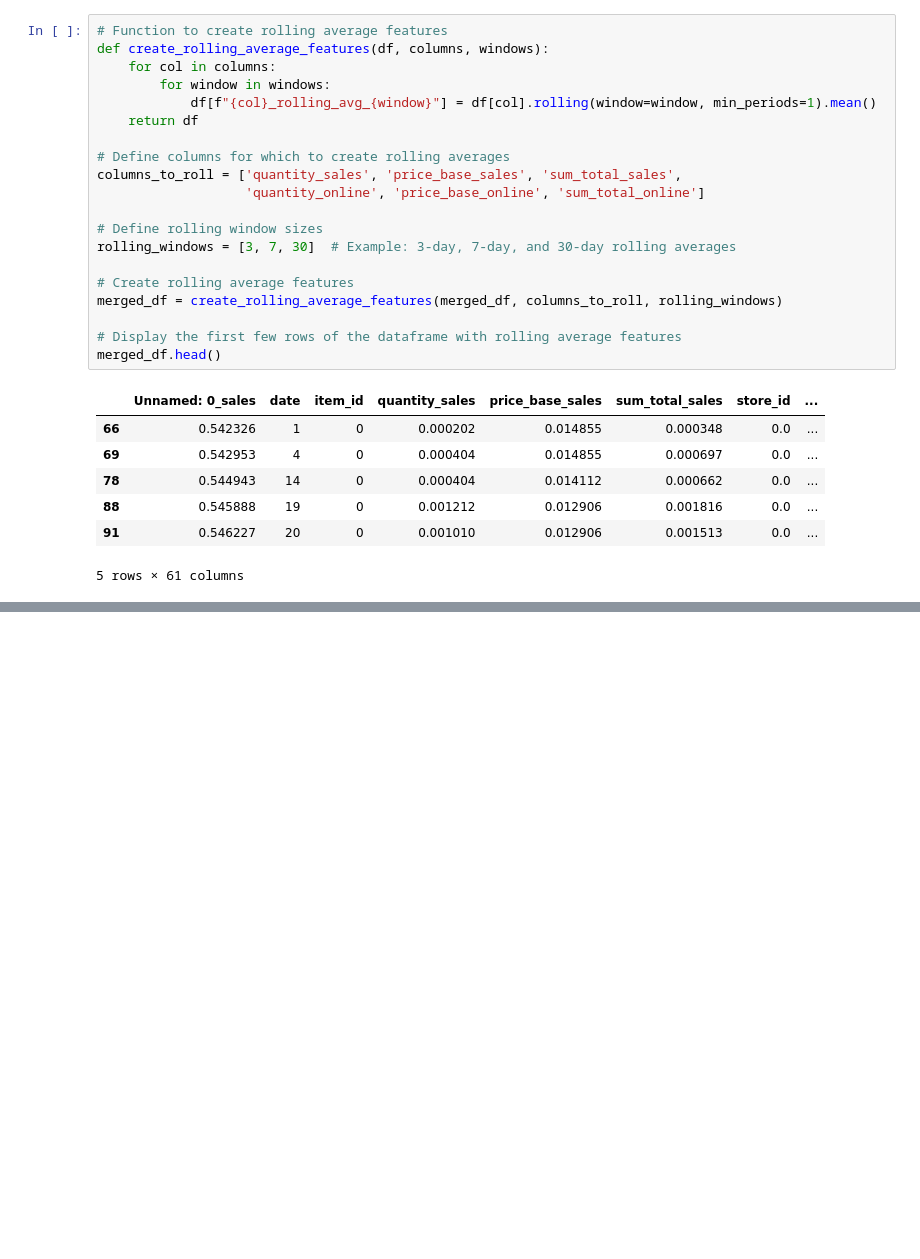
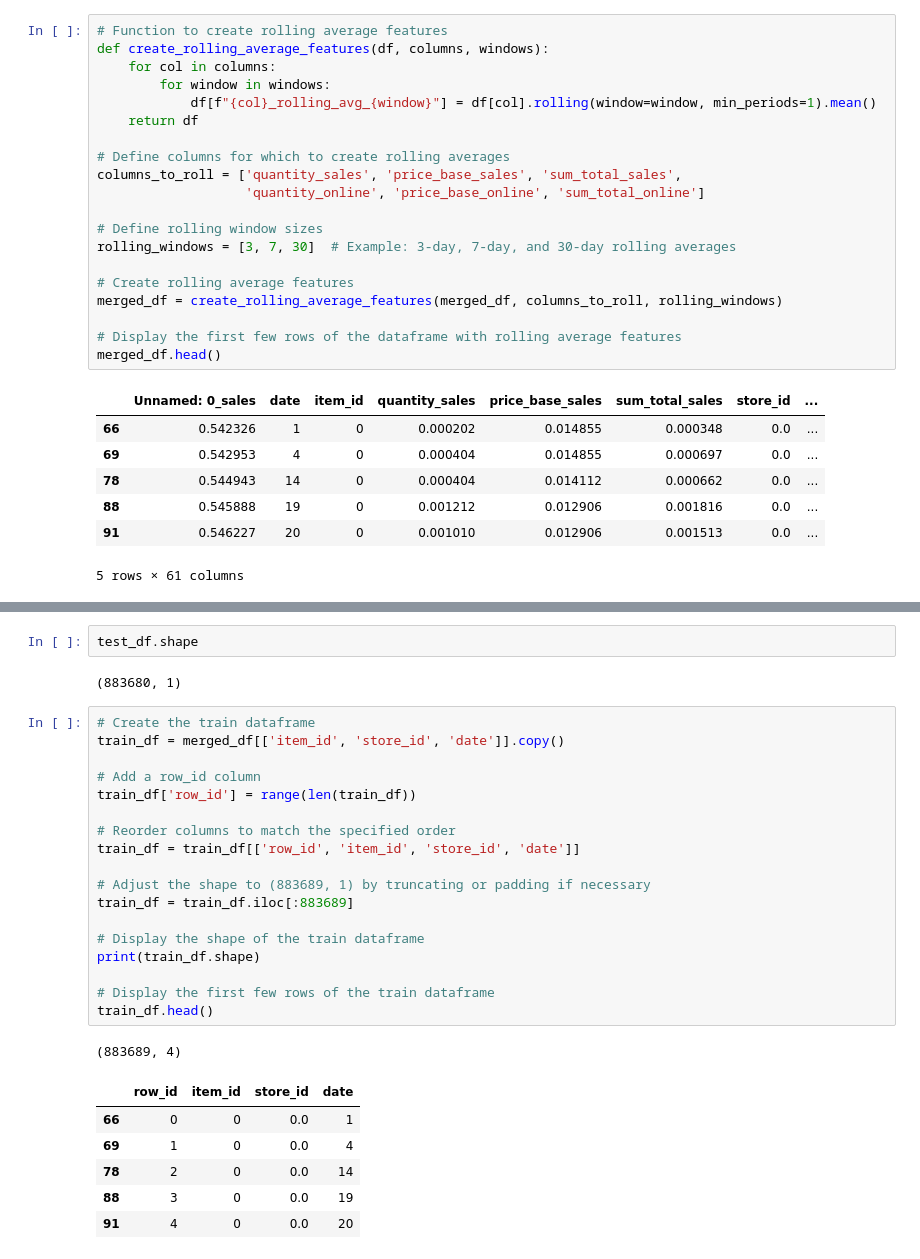
Before and after one commit to reagan-adajo/Capstone_Project, a Jupyter notebook: index.ipynb, the cells around one changed output, grey strips where cells are left out. Cells and saved outputs as stored; diff of their text form; blank space fills up the shorter version.

```diff
--- a/index.ipynb
+++ b/index.ipynb
@@ -489,0 +505,30 @@ merged_df.head()
+# %%
+test_df.shape
+# %% [output]
+(883680, 1)
+# %%
+# Create the train dataframe
+train_df = merged_df[['item_id', 'store_id', 'date']].copy()
+
+# Add a row_id column
+train_df['row_id'] = range(len(train_df))
+
+# Reorder columns to match the specified order
+train_df = train_df[['row_id', 'item_id', 'store_id', 'date']]
+
+# Adjust the shape to (883689, 1) by truncating or padding if necessary
+train_df = train_df.iloc[:883689]
+
+# Display the shape of the train dataframe
+print(train_df.shape)
+
+# Display the first few rows of the train dataframe
+train_df.head()
+# %% [output]
+(883689, 4)
+|  | row_id | item_id | store_id | date |
+| 66 | 0 | 0 | 0.0 | 1 |
+| 69 | 1 | 0 | 0.0 | 4 |
+| 78 | 2 | 0 | 0.0 | 14 |
+| 88 | 3 | 0 | 0.0 | 19 |
+| 91 | 4 | 0 | 0.0 | 20 |
```
Also changed, not shown: parts of 2 cells of this notebook.
